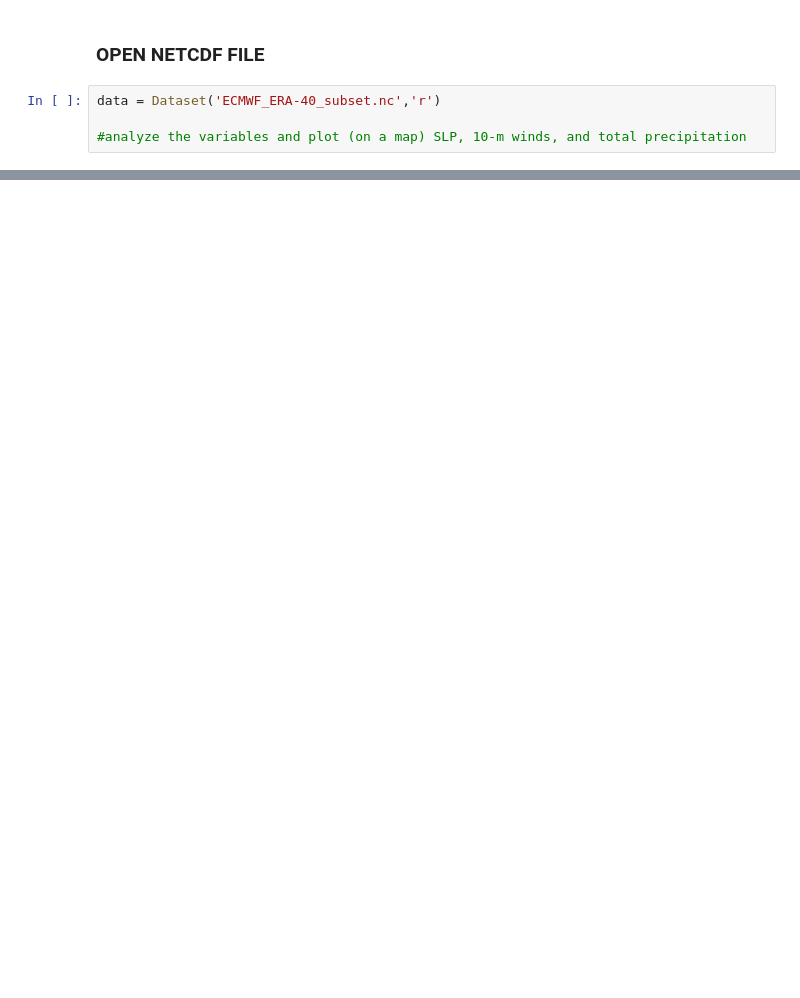
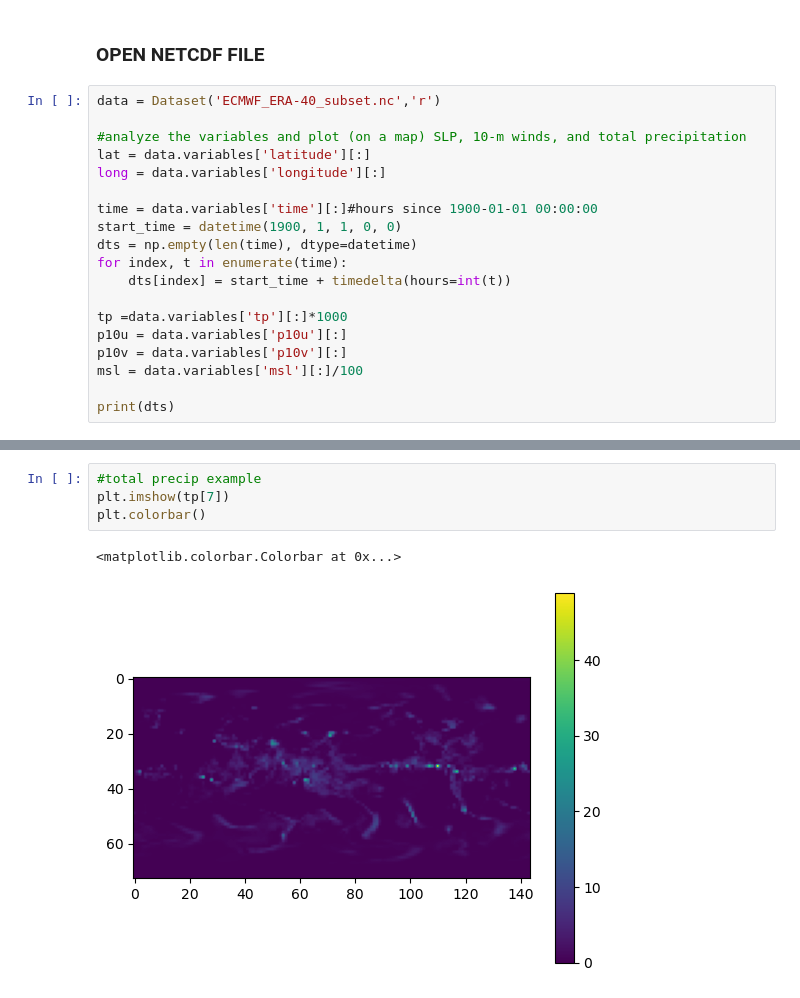
Before and after one commit to tyler-stebbins/ATSC_270, a Jupyter notebook: assignment_6/assignment_6.ipynb, the cells around one changed output, grey strips where cells are left out. Saved outputs shown, nothing was run; the diff lists cells and outputs as text; blank space fills up the shorter version.

Commit message:
started assignmrnt 6

```diff
--- a/assignment_6/assignment_6.ipynb
+++ b/assignment_6/assignment_6.ipynb
@@ -34,3 +36,18 @@ import cartopy.feature as cfeature
 data = Dataset('ECMWF_ERA-40_subset.nc','r')
 
 #analyze the variables and plot (on a map) SLP, 10-m winds, and total precipitation
+lat = data.variables['latitude'][:]
+long = data.variables['longitude'][:]
+
+time = data.variables['time'][:]#hours since 1900-01-01 00:00:00
+start_time = datetime(1900, 1, 1, 0, 0)
+dts = np.empty(len(time), dtype=datetime)
+for index, t in enumerate(time):
+    dts[index] = start_time + timedelta(hours=int(t))
+
+tp =data.variables['tp'][:]*1000
+p10u = data.variables['p10u'][:]
+p10v = data.variables['p10v'][:]
+msl = data.variables['msl'][:]/100
+
+print(dts)
@@ -36,0 +72,7 @@ data = Dataset('ECMWF_ERA-40_subset.nc','r')
+# %%
+#total precip example
+plt.imshow(tp[7])
+plt.colorbar()
+# %% [output]
+<matplotlib.colorbar.Colorbar at 0x...>
+[figure, added]
```
Also changed, not shown: parts of 5 cells of this notebook.
